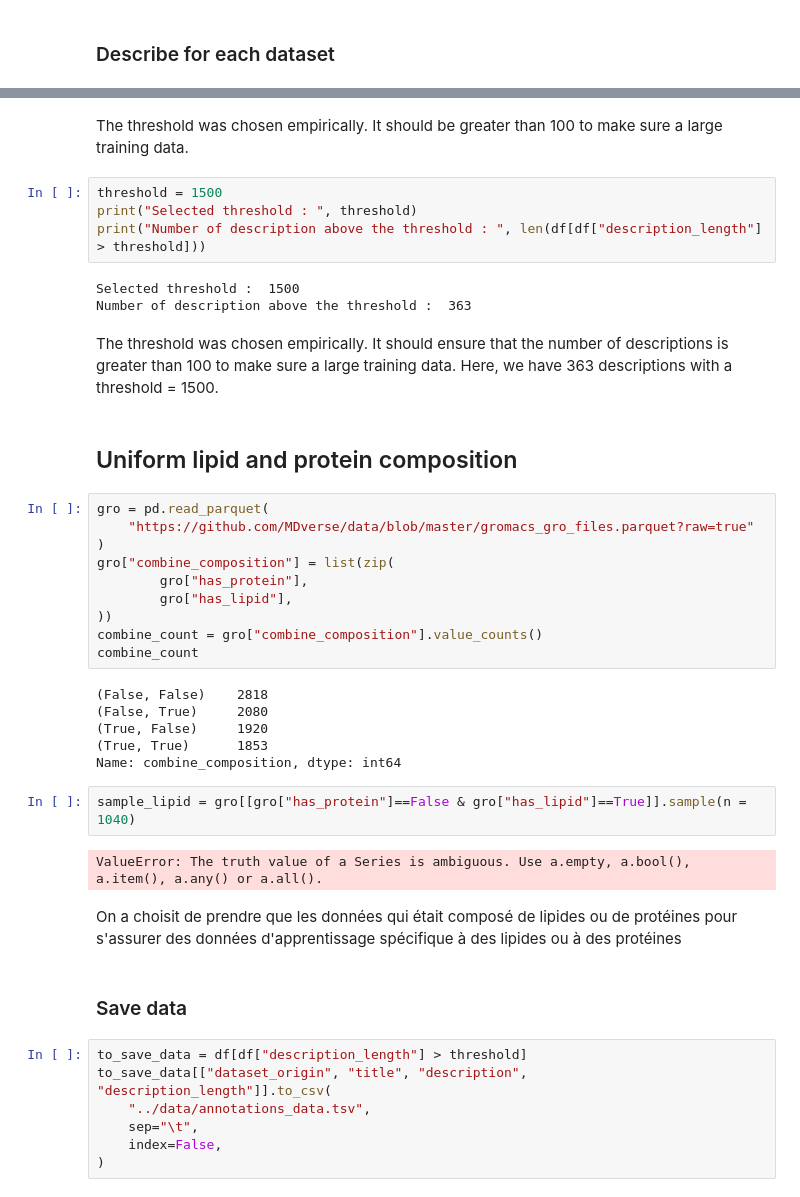
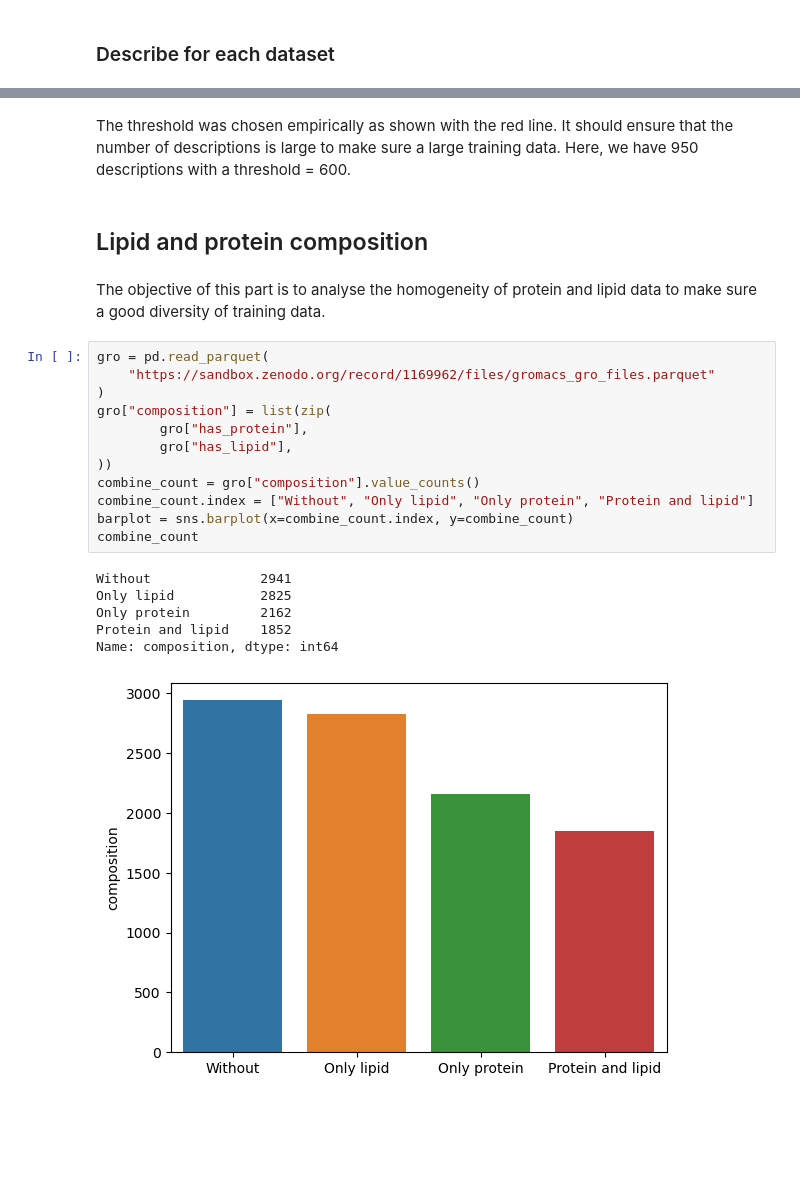
Before and after one commit to pierrepo/mdner, a Jupyter notebook: notebooks/annotation_analysis.ipynb, the cells around one changed output, grey strips where cells are left out. Saved outputs shown, nothing was run; the diff lists cells and outputs as text; blank space fills up the shorter version.

Commit message:
Update annotation_analysis notebook

```diff
--- a/notebooks/annotation_analysis.ipynb
+++ b/notebooks/annotation_analysis.ipynb
@@ -61,44 +70,25 @@ plt.show()
-# %% [markdown]
-The threshold was chosen empirically. It should be greater than 100 to make sure a large training data.
-# %%
-threshold = 1500
-print("Selected threshold : ", threshold)
-print("Number of description above the threshold : ", len(df[df["description_length"] > threshold]))
-# %% [output]
-Selected threshold :  1500
-Number of description above the threshold :  363
 # %% [markdown]
-The threshold was chosen empirically. It should ensure that the number of descriptions is greater than 100 to make sure a large training data. Here, we have 363 descriptions with a threshold = 1500.
+The threshold was chosen empirically as shown with the red line. It should ensure that the number of descriptions is large to make sure a large training data. Here, we have 950 descriptions with a threshold = 600.
 # %% [markdown]
-## Uniform lipid and protein composition
+## Lipid and protein composition
+# %% [markdown]
+The objective of this part is to analyse the homogeneity of protein and lipid data to make sure a good diversity of training data.
 # %%
 gro = pd.read_parquet(
-    "https://github.com/MDverse/data/blob/master/gromacs_gro_files.parquet?raw=true"
+    "https://sandbox.zenodo.org/record/1169962/files/gromacs_gro_files.parquet"
 )
-gro["combine_composition"] = list(zip(
+gro["composition"] = list(zip(
         gro["has_protein"],
         gro["has_lipid"],
 ))
-combine_count = gro["combine_composition"].value_counts()
+combine_count = gro["composition"].value_counts()
+combine_count.index = ["Without", "Only lipid", "Only protein", "Protein and lipid"]
+barplot = sns.barplot(x=combine_count.index, y=combine_count)
 combine_count
 # %% [output]
-(False, False)    2818
-(False, True)     2080
-(True, False)     1920
-(True, True)      1853
-Name: combine_composition, dtype: int64
+Without              2941
+Only lipid           2825
+Only protein         2162
+Protein and lipid    1852
+Name: composition, dtype: int64
+[figure, added]
-# %%
-sample_lipid = gro[[gro["has_protein"]==False & gro["has_lipid"]==True]].sample(n = 1040)
-# %% [output]
-ValueError: The truth value of a Series is ambiguous. Use a.empty, a.bool(), a.item(), a.any() or a.all().
-# %% [markdown]
-On a choisit de prendre que les données qui était composé de lipides ou de protéines pour s'assurer des données d'apprentissage spécifique à des lipides ou à des protéines
-# %% [markdown]
-### Save data
-# %%
-to_save_data = df[df["description_length"] > threshold]
-to_save_data[["dataset_origin", "title", "description", "description_length"]].to_csv(
-    "../data/annotations_data.tsv",
-    sep="\t",
-    index=False,
-)
```
Also changed, not shown: parts of 13 cells of this notebook.
